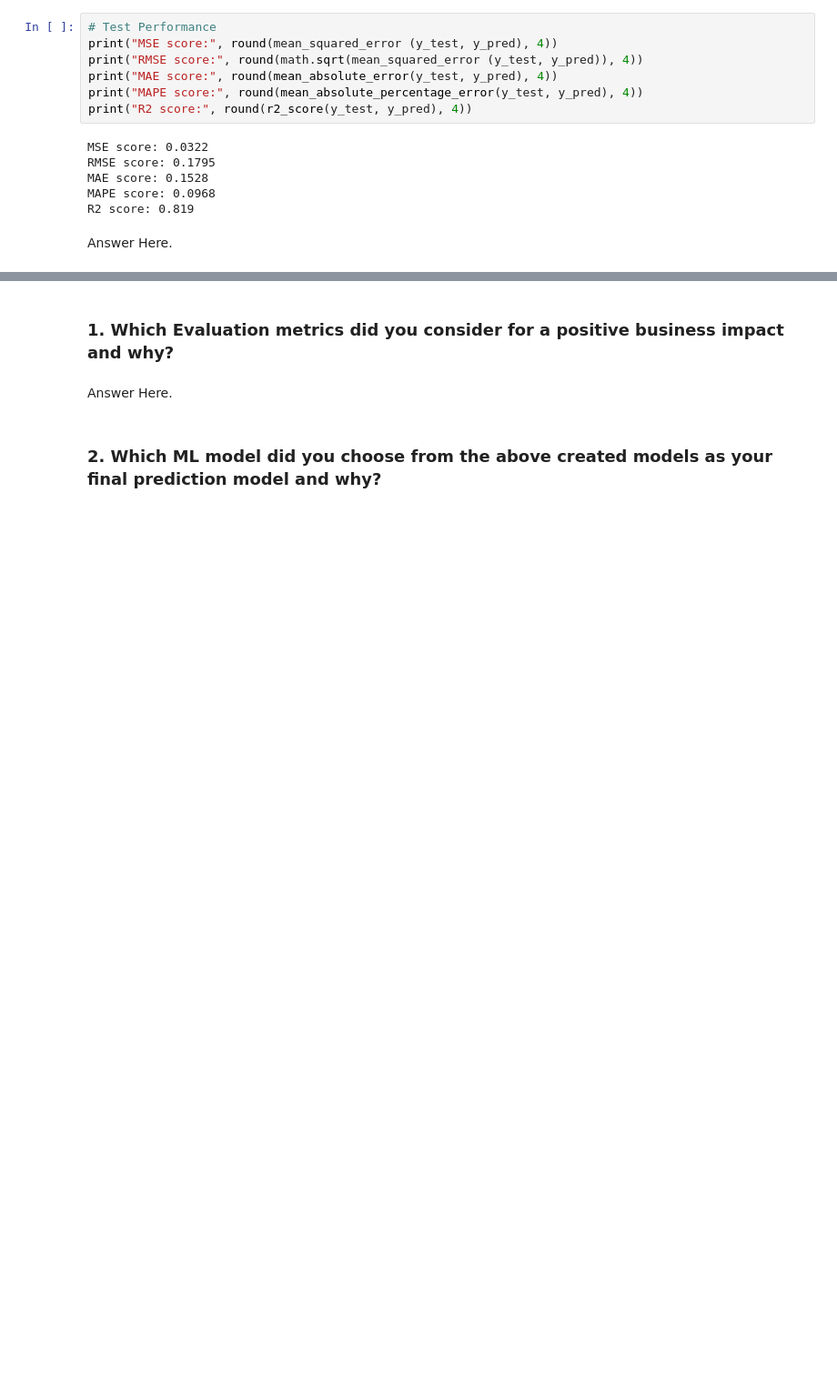
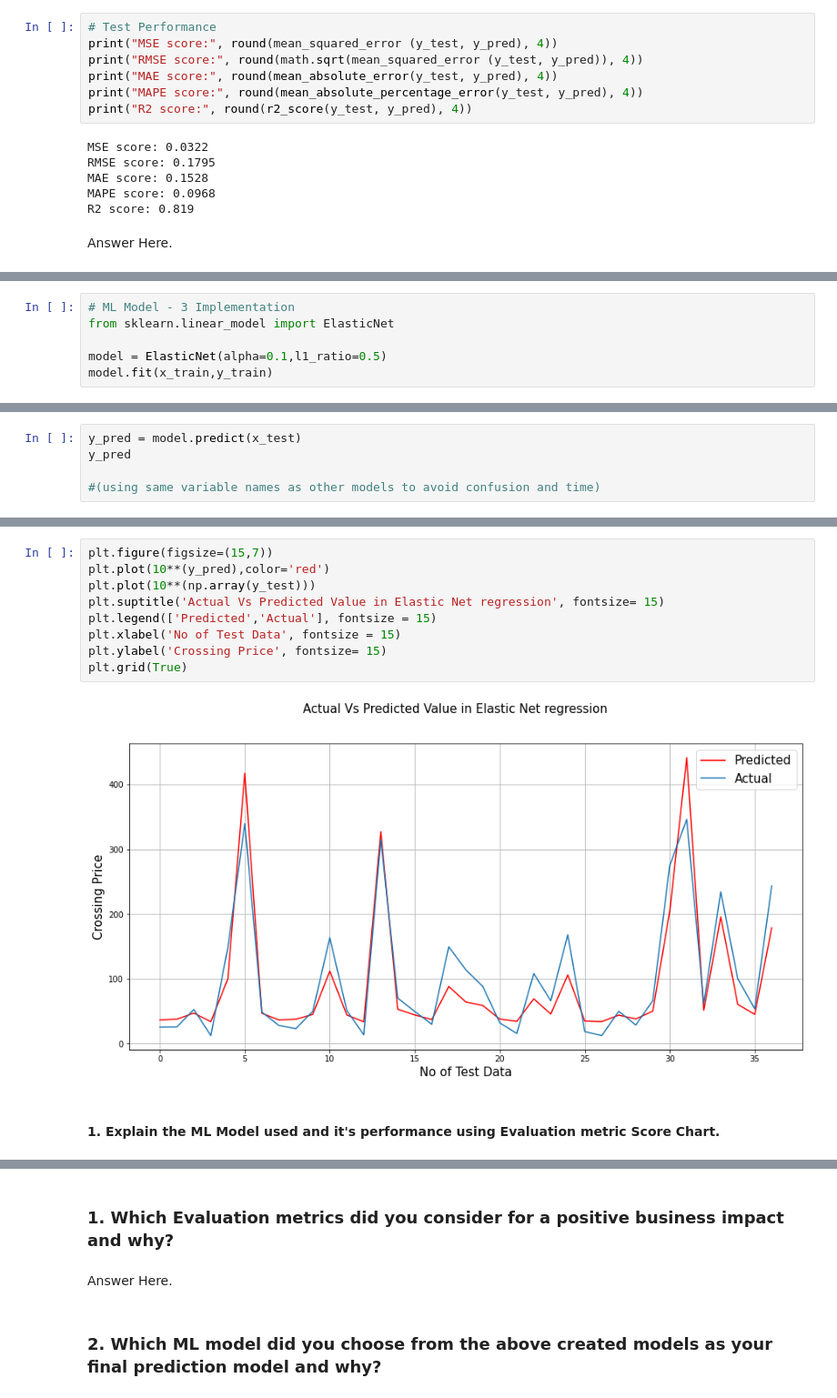
Before and after one commit to akashsinghsharma/almabetter-MLYesBank-RegressionProject, a Jupyter notebook: ML_Regression_Submission.ipynb, the cells around one changed output, grey strips where cells are left out. Shown at 91% size. Drawn from its saved outputs; the diff is of its cells as text; blank space fills up the shorter version.

```diff
--- a/ML_Regression_Submission.ipynb
+++ b/ML_Regression_Submission.ipynb
@@ -1358,0 +1369,6 @@ Answer Here.
+# %%
+# ML Model - 3 Implementation
+from sklearn.linear_model import ElasticNet
+
+model = ElasticNet(alpha=0.1,l1_ratio=0.5)
+model.fit(x_train,y_train)
@@ -1358,0 +1385,5 @@ Answer Here.
+# %%
+y_pred = model.predict(x_test)
+y_pred
+
+#(using same variable names as other models to avoid confusion and time)
@@ -1358,0 +1423,13 @@ Answer Here.
+# %%
+plt.figure(figsize=(15,7))
+plt.plot(10**(y_pred),color='red')
+plt.plot(10**(np.array(y_test)))
+plt.suptitle('Actual Vs Predicted Value in Elastic Net regression', fontsize= 15)
+plt.legend(['Predicted','Actual'], fontsize = 15)
+plt.xlabel('No of Test Data', fontsize = 15)
+plt.ylabel('Crossing Price', fontsize= 15)
+plt.grid(True)
+# %% [output]
+[figure, added]
+# %% [markdown]
+#### 1. Explain the ML Model used and it's performance using Evaluation metric Score Chart.
```
Also changed, not shown: parts of 39 cells of this notebook.
